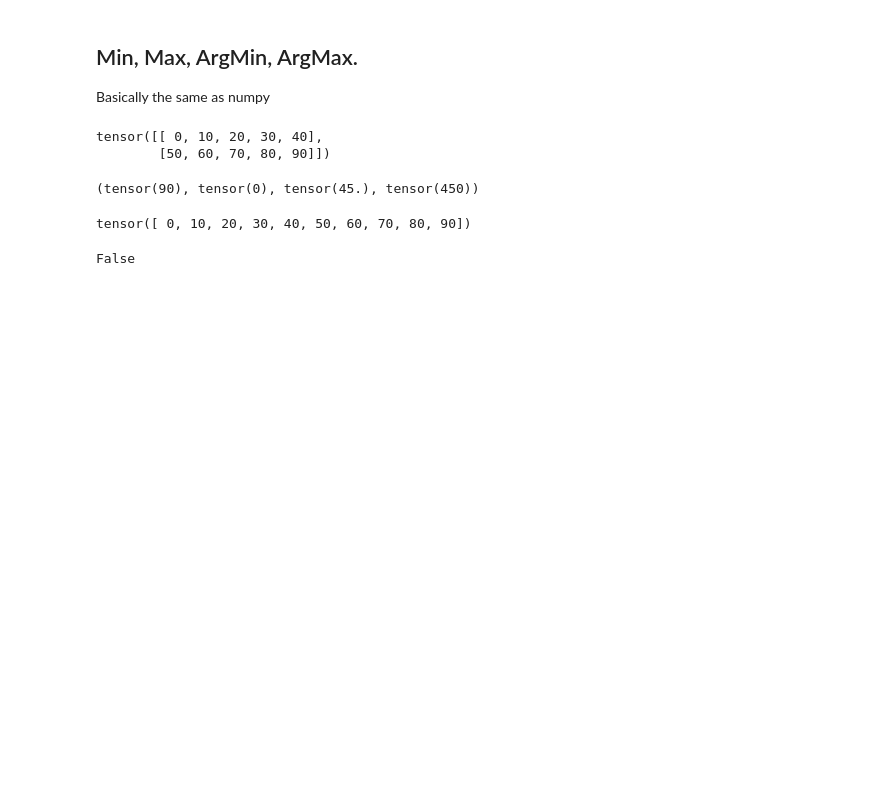
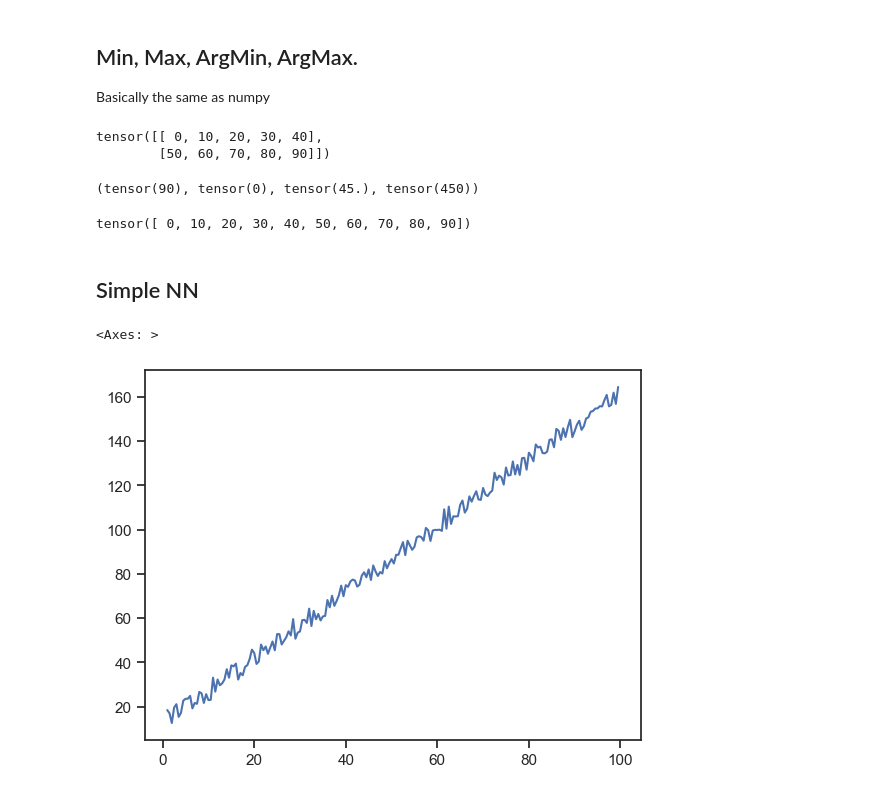
Before and after one commit to auslei/machine_learning_deep_learning, a Jupyter notebook: a1.pytorch_basics.ipynb, the cells around one changed output. Saved outputs shown, nothing was run; the diff lists cells and outputs as text; code cells hidden in the pictures; blank space fills up the shorter version.

Commit message:
added torch examples

```diff
--- a/a1.pytorch_basics.ipynb
+++ b/a1.pytorch_basics.ipynb
@@ -141,7 +143,19 @@ a = x.reshape(1, -1).squeeze()
 a
 # %% [output]
 tensor([ 0, 10, 20, 30, 40, 50, 60, 70, 80, 90])
-# %%
-torch.cuda.is_available()
-# %% [output]
-False
+# %% [markdown]
+## Simple NN
+# %%
+X = torch.arange(1, 100, 0.5).reshape(-1,1)
+weight = torch.tensor(1.5)
+bias = torch.tensor(7)
+noise = torch.rand(X.shape) * 10
+y = X * weight + bias + noise
+# %%
+import seaborn as sns
+sns.set_theme(style="ticks")
+
+sns.lineplot(x = X.squeeze(), y = y.squeeze())
+# %% [output]
+<Axes: >
+[figure, added]
```
Also changed, not shown: parts of 9 cells of this notebook, 1 other file.
